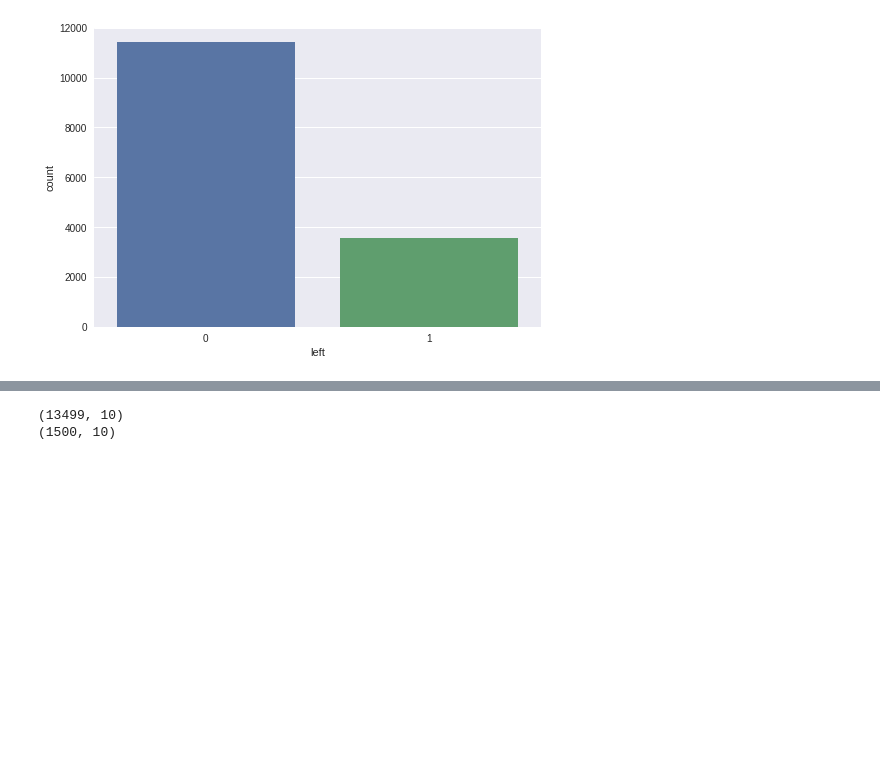
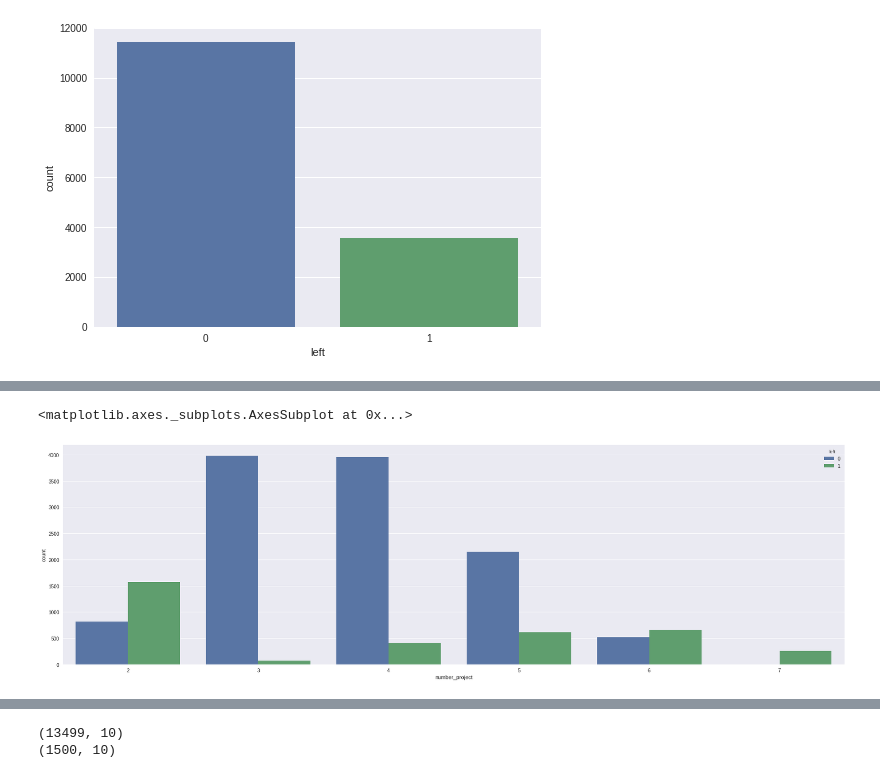
Before and after one commit to tkhan3/machinelearning, a Jupyter notebook: HR_Analytics_15000_rec.ipynb, the cells around one changed output, grey strips where cells are left out. Cells and saved outputs as stored; diff of their text form; code cells hidden in the pictures; blank space fills up the shorter version.

```diff
--- a/HR_Analytics_15000_rec.ipynb
+++ b/HR_Analytics_15000_rec.ipynb
@@ -121,0 +136,5 @@ sns.countplot(x="left",data=hr_data_full)
+# %%
+sns.countplot(x="number_project",data=hr_data_full,hue='left')
+# %% [output]
+<matplotlib.axes._subplots.AxesSubplot at 0x...>
+[figure, added]
```
Also changed, not shown: parts of 7 cells of this notebook.
